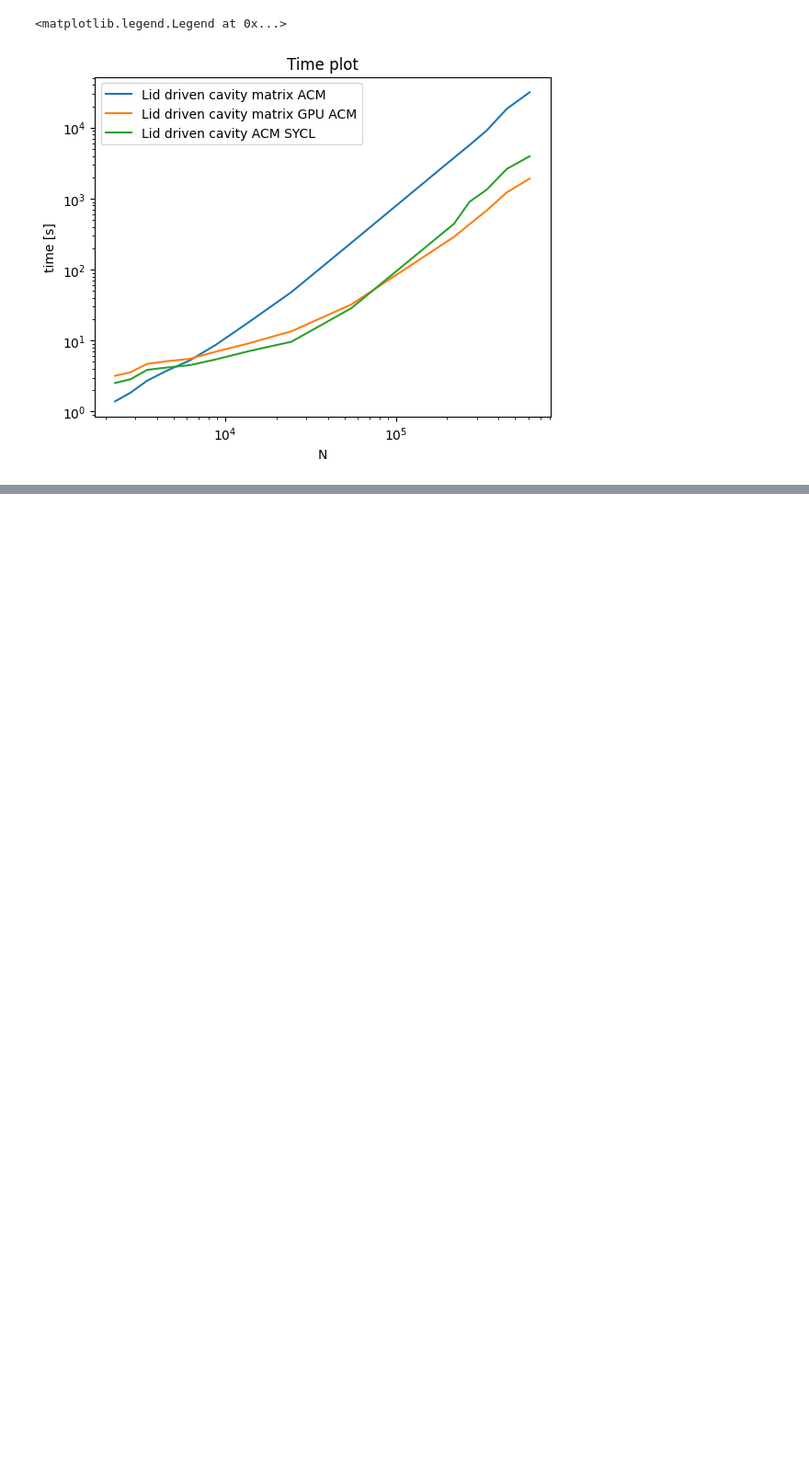
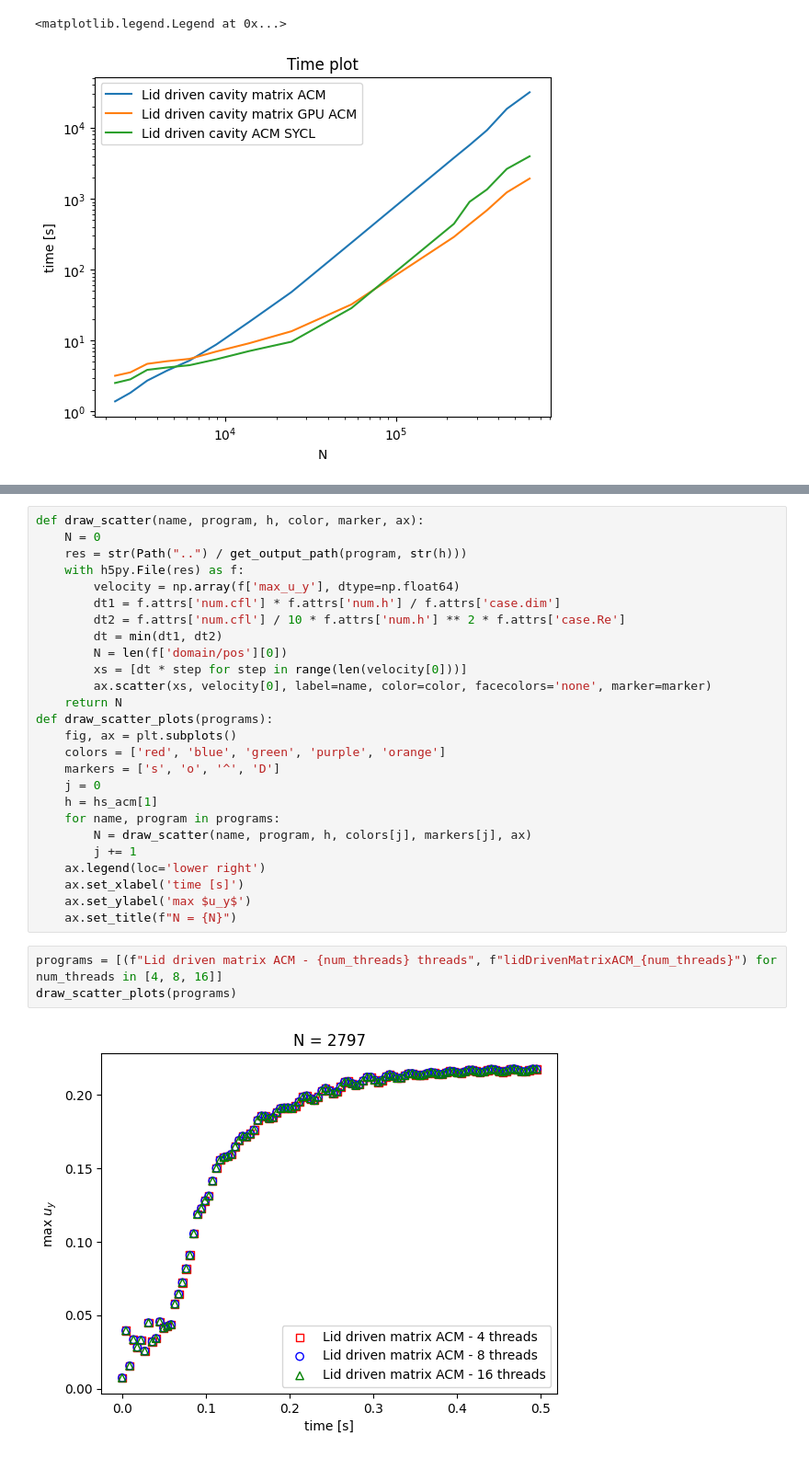
Before and after one commit to ggasper/lid-driven-cavity-gpu, a Jupyter notebook: benchmark/benchmark.ipynb, the cells around one changed output, grey strips where cells are left out. Shown at 92% size. Cells and saved outputs as stored; diff of their text form; blank space fills up the shorter version.

```diff
--- a/benchmark/benchmark.ipynb
+++ b/benchmark/benchmark.ipynb
@@ -471,0 +505,31 @@ ax.legend()
+# %%
+def draw_scatter(name, program, h, color, marker, ax):
+    N = 0
+    res = str(Path("..") / get_output_path(program, str(h)))
+    with h5py.File(res) as f:
+        velocity = np.array(f['max_u_y'], dtype=np.float64)
+        dt1 = f.attrs['num.cfl'] * f.attrs['num.h'] / f.attrs['case.dim']
+        dt2 = f.attrs['num.cfl'] / 10 * f.attrs['num.h'] ** 2 * f.attrs['case.Re']
+        dt = min(dt1, dt2)
+        N = len(f['domain/pos'][0])
+        xs = [dt * step for step in range(len(velocity[0]))]
+        ax.scatter(xs, velocity[0], label=name, color=color, facecolors='none', marker=marker)
+    return N
+def draw_scatter_plots(programs):
+    fig, ax = plt.subplots()
+    colors = ['red', 'blue', 'green', 'purple', 'orange']
+    markers = ['s', 'o', '^', 'D']
+    j = 0
+    h = hs_acm[1]
+    for name, program in programs:
+        N = draw_scatter(name, program, h, colors[j], markers[j], ax)
+        j += 1
+    ax.legend(loc='lower right')
+    ax.set_xlabel('time [s]')
+    ax.set_ylabel('max $u_y$')
+    ax.set_title(f"N = {N}")
+# %%
+programs = [(f"Lid driven matrix ACM - {num_threads} threads", f"lidDrivenMatrixACM_{num_threads}") for num_threads in [4, 8, 16]]
+draw_scatter_plots(programs)
+# %% [output]
+[figure, added]
```
Also changed, not shown: parts of 19 cells of this notebook, 15 other files.
